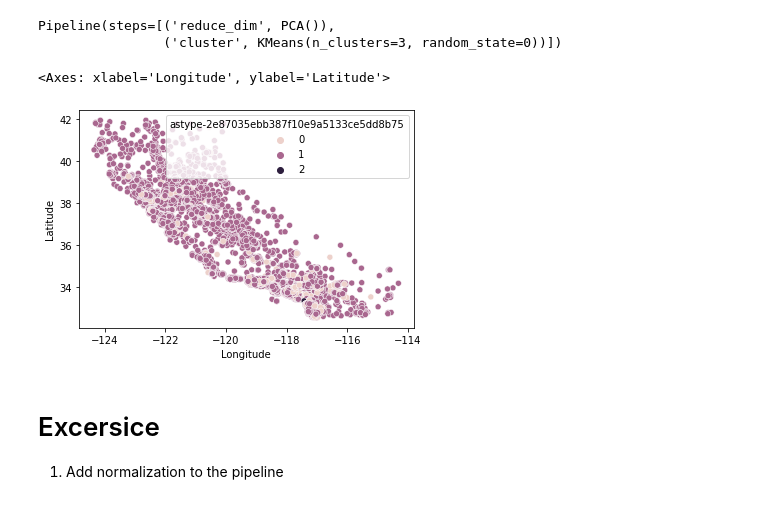
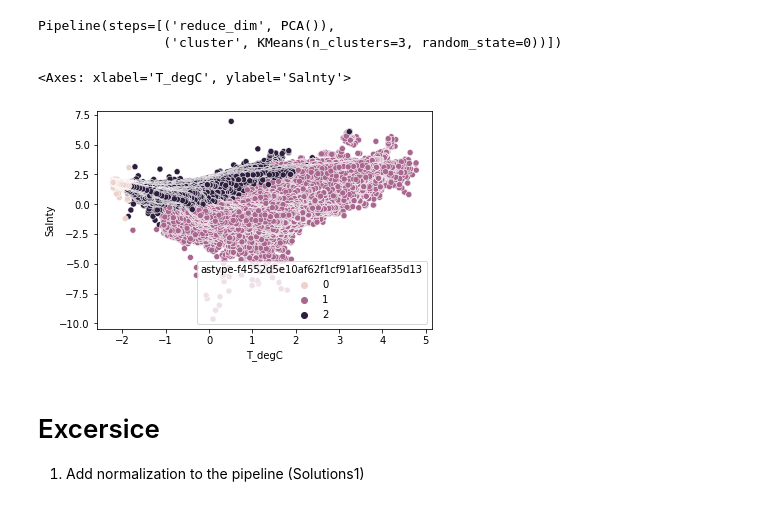
Before and after one commit to nci900/AAPP-Distributed-Dask, a Jupyter notebook: Dask-ml/dask-ml.ipynb, the cells around one changed output. Cells and saved outputs as stored; diff of their text form; code cells hidden in the pictures.

Commit message:
solution added

```diff
--- a/Dask-ml/dask-ml.ipynb
+++ b/Dask-ml/dask-ml.ipynb
@@ -429,4 +464,4 @@ X_train, X_test, y_train, y_test = train_test_split(ddf_features, ddf_target, te
 # normalization
 
 scaler = StandardScaler()
-ddf_features_norm = scaler.fit_transform(ddf_features)
+ddf = scaler.fit_transform(ddf)
@@ -433,5 +473,5 @@ ddf_features_norm = scaler.fit_transform(ddf_features)
 # %%
-kmeans = KMeans(n_clusters=4, init_max_iter=1, oversampling_factor=8)
+kmeans = KMeans(n_clusters=3, init_max_iter=1, oversampling_factor=8)
 # %%
-kmeans.fit(ddf_features_norm)
+kmeans.fit(ddf)
 # %% [output]
@@ -463,12 +503,12 @@ pipe
 Pipeline(steps=[('reduce_dim', PCA()),
                 ('cluster', KMeans(n_clusters=3, random_state=0))])
 # %%
-kmeans = pipe.fit(X_train.to_dask_array(lengths=True))
+kmeans = pipe.fit(ddf.to_dask_array(lengths=True))
 # %%
-sns.scatterplot(data = X_train, x = 'Longitude', y = 'Latitude', hue = pipe['cluster'].labels_)
+sns.scatterplot(data = ddf, x = 'T_degC', y = 'Salnty', hue = pipe['cluster'].labels_)
 # %% [output]
-<Axes: xlabel='Longitude', ylabel='Latitude'>
+<Axes: xlabel='T_degC', ylabel='Salnty'>
-[figure, old version]
+[figure, new version]
 # %% [markdown]
 # Excersice
-1. Add normalization to the pipeline
+1. Add normalization to the pipeline (Solutions1)
```
Also changed, not shown: parts of 23 cells of this notebook, 1 other file.
